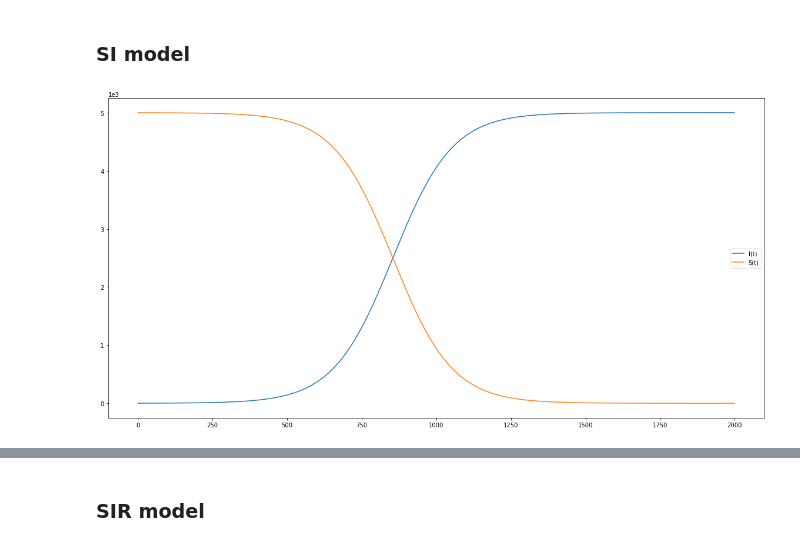
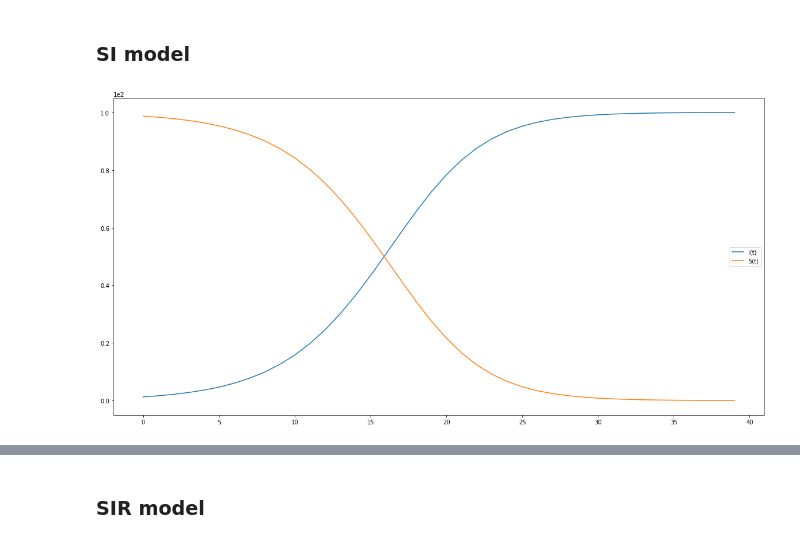
Before and after one commit to maximepasquier/Diversity, a Jupyter notebook: Python/mesures.ipynb, the cells around one changed output, grey strips where cells are left out. Cells and saved outputs as stored; diff of their text form; code cells hidden in the pictures.

```diff
--- a/Python/mesures.ipynb
+++ b/Python/mesures.ipynb
@@ -49,34 +50,33 @@ plt.savefig('contaminations.png', dpi=300, bbox_inches='tight')
 # %% [markdown]
 ### SI model
 # %%
-import matplotlib.pyplot as plt
-
-N = 5000 # S + I = N
+N = 100 # S + I = N
 S = N - 1
 I = 1
-beta = 0.01
-iterations = 2000
+beta = 0.3
+iterations = 40
 
 S_comp = [] # infected compartment
 I_comp = [] # susceptible compartment
 
 def infection(S, I, N, iterations):
-
     for i in range(iterations):
         S, I = S - beta * ((S * I) / N), I + beta * ((S * I) / N)
         S_comp.append(S)
         I_comp.append(I)
 
 infection(S, I, N, iterations)
 figure = plt.figure(figsize=(20, 10))
 
 I_line, = plt.plot(I_comp, label='I(t)')
 S_line, = plt.plot(S_comp, label='S(t)')
 
 plt.legend(handles=[I_line, S_line])
 
 plt.ticklabel_format(style='sci', axis='y', scilimits=(0,0)) # use scientific notation
 
+plt.savefig('SI_model.png', dpi=300, bbox_inches='tight')
+
 plt.show()
 # %% [output]
-[figure, old version]
+[figure, new version]
```
Also changed, not shown: parts of 12 cells of this notebook, 12 other files.
